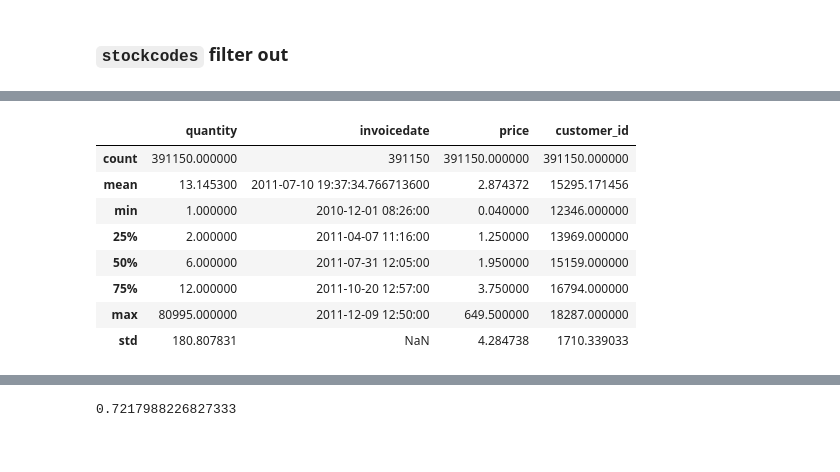
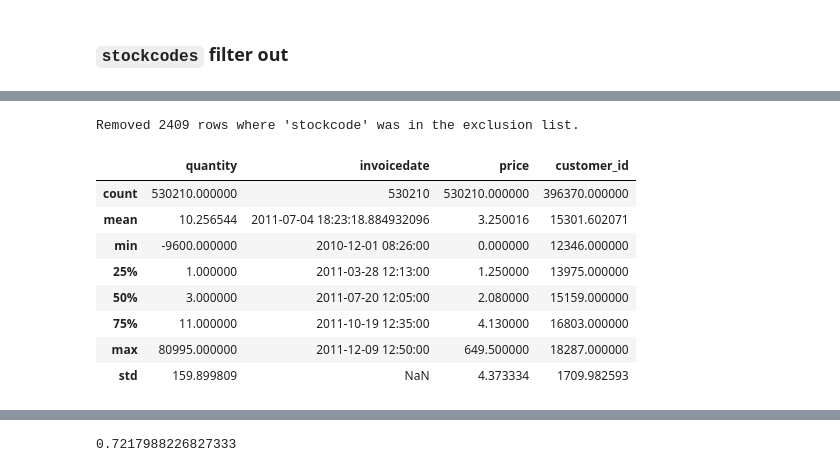
Before and after one commit to CaballeroRAR/ds_projects_collabs, a Jupyter notebook: 1-cluster_retail_uci/notebook/cluster_retail.ipynb, the cells around one changed output, grey strips where cells are left out. Cells and saved outputs as stored; diff of their text form; code cells hidden in the pictures.

```diff
--- a/1-cluster_retail_uci/notebook/cluster_retail.ipynb
+++ b/1-cluster_retail_uci/notebook/cluster_retail.ipynb
@@ -418,5 +404,0 @@ original_count = len(df_clean)
-# %%
-df_clean = df_clean[~df_clean['stockcode'].isin(stockcodes_abnormal)] # Keep only rows where 'stockcode' is NOT in abnormal stockcodes
-# for code in stockcodes_abnormal:
-#     display(df_clean[df_clean['stockcode'] == code].head(10)) # Check if any abnormal stockcode remains
-# NO change in abnormal quantity values after removing abnormal stockcodes.
@@ -504,12 +405,15 @@ df_clean = df_clean[df_clean['price'] != 0]
-# %%
-df_clean.describe()
-# %% [output]
-|  | quantity | invoicedate | price | customer_id |
-| count | 391150.000000 | 391150 | 391150.000000 | 391150.000000 |
-| mean | 13.145300 | 2011-07-10 19:37:34.766713600 | 2.874372 | 15295.171456 |
-| min | 1.000000 | 2010-12-01 08:26:00 | 0.040000 | 12346.000000 |
-| 25% | 2.000000 | 2011-04-07 11:16:00 | 1.250000 | 13969.000000 |
-| 50% | 6.000000 | 2011-07-31 12:05:00 | 1.950000 | 15159.000000 |
-| 75% | 12.000000 | 2011-10-20 12:57:00 | 3.750000 | 16794.000000 |
-| max | 80995.000000 | 2011-12-09 12:50:00 | 649.500000 | 18287.000000 |
-| std | 180.807831 | NaN | 4.284738 | 1710.339033 |
+# %%
+df_clean = exclude_values_by_list(df_clean, 'stockcode', stockcodes_abnormal)
+df_clean.describe()
+# Change in abnormal quantity values after removing abnormal stockcodes.
+# %% [output]
+Removed 2409 rows where 'stockcode' was in the exclusion list.
+|  | quantity | invoicedate | price | customer_id |
+| count | 530210.000000 | 530210 | 530210.000000 | 396370.000000 |
+| mean | 10.256544 | 2011-07-04 18:23:18.884932096 | 3.250016 | 15301.602071 |
+| min | -9600.000000 | 2010-12-01 08:26:00 | 0.000000 | 12346.000000 |
+| 25% | 1.000000 | 2011-03-28 12:13:00 | 1.250000 | 13975.000000 |
+| 50% | 3.000000 | 2011-07-20 12:05:00 | 2.080000 | 15159.000000 |
+| 75% | 11.000000 | 2011-10-19 12:35:00 | 4.130000 | 16803.000000 |
+| max | 80995.000000 | 2011-12-09 12:50:00 | 649.500000 | 18287.000000 |
+| std | 159.899809 | NaN | 4.373334 | 1709.982593 |
```
Also changed, not shown: parts of 35 cells of this notebook, 3 other files.
